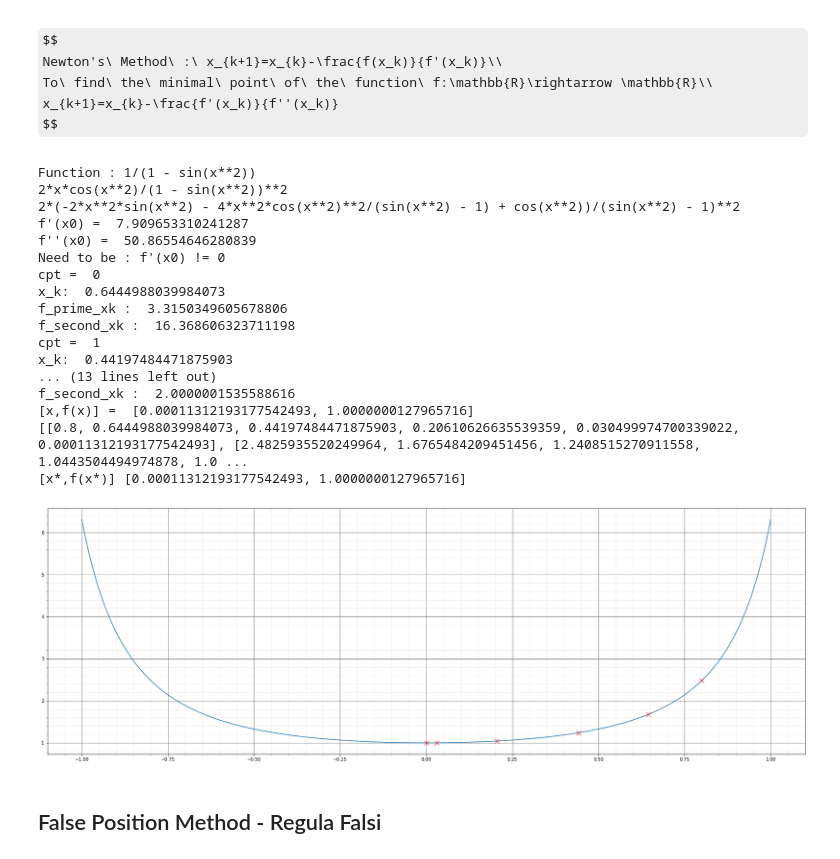
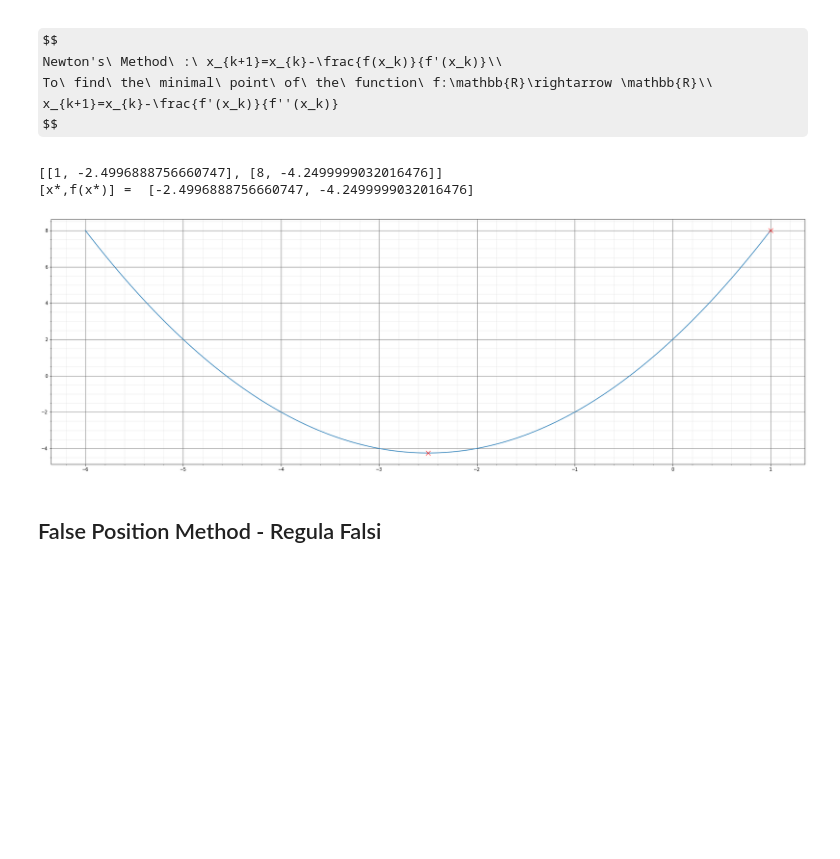
Before and after one commit to Taylor-X01/Optimization-Algorithm, a Jupyter notebook: Line_search.ipynb, the cells around one changed output. Drawn from its saved outputs; the diff is of its cells as text; code cells hidden in the pictures; some formulas as TeX source; blank space fills up the shorter version.

```diff
--- a/Line_search.ipynb
+++ b/Line_search.ipynb
@@ -3,15 +3,21 @@
 # %%
 from sympy import *
 from sympy.abc import x,y
+# from sympy.plotting import plot as symplot
+from scipy.misc import derivative
+from scipy.linalg import *
 import numpy as np
 import pandas as pd
 import matplotlib.pyplot as plt
 from mpl_toolkits import mplot3d
+dx = 1e-6
 # %%
-def plot(f,lb,ub,points_x=None,points_y=None):
+def plot2D(f,lb,ub,points_x=None,points_y=None,Lambdify=False):
 
-  f_lambda = lambdify(x,f)
-
+  if Lambdify:
+    f_lambda = lambdify(x,f)
+  else:
+    f_lambda = f
   fig = plt.figure(figsize=(30, 10))
   X = np.linspace(lb, ub, 5500)
   ax = fig.gca()
@@ -64,10 +73,11 @@ f(x)=x^2+5x+2
 $$
 # %%
 
-f1 = (x**2+5*x+2)
+f1 = lambda x: x**2+5*x+2
 
-results = bissection(f1,-20,20,0.02)
-print(results)
-print("[x*,f(x*)]",[results[0][-1],results[1][-1]])
-plot(f1,-30,30,results[0],results[1])
+results = bissection(f1,-5,5,0.02)
+print("[x*,f(x*)] = ",[results[0][-1],results[1][-1]])
+
+
+plot2D(f1,-5,5,results[0],results[1])
 # %% [output]
@@ -192,31 +178,18 @@ def newton(fct,x0,err=0.05):
   print("ERREUR DE CALCUL")
 # %%
-f2 = 1/(sin(-x**2)+1)
-# f2 = sin(cos(exp(x)))
+# f2 = lambda x : 1/(-np.sin(-x**2)+2)
+# # f2 = lambda x: np.sin(np.cos(np.exp(x)))
 
-results_newton = newton(f2,0.8,0.02)
+
+results_newton = newton(f1,1,0.002)
 print(results_newton)
-print("[x*,f(x*)]",[results_newton[0][-1],results_newton[1][-1]])
-plot(f2,-1,1,results_newton[0],results_newton[1])
+print("[x*,f(x*)] = ",[results_newton[0][-1],results_newton[1][-1]])
+plot2D(f1,-6,1,results_newton[0],results_newton[1])
+# plot(f2,-1,1,results_newton[0],results_newton[1])
 # %% [output]
-Function : 1/(1 - sin(x**2))
-2*x*cos(x**2)/(1 - sin(x**2))**2
-2*(-2*x**2*sin(x**2) - 4*x**2*cos(x**2)**2/(sin(x**2) - 1) + cos(x**2))/(sin(x**2) - 1)**2
-f'(x0) =  7.909653310241287
-f''(x0) =  50.86554646280839
-Need to be : f'(x0) != 0
-cpt =  0
-x_k:  0.6444988039984073
-f_prime_xk :  3.3150349605678806
-f_second_xk :  16.368606323711198
-cpt =  1
-x_k:  0.44197484471875903
-... (13 lines left out)
-f_second_xk :  2.0000001535588616
-[x,f(x)] =  [0.00011312193177542493, 1.0000000127965716]
-[[0.8, 0.6444988039984073, 0.44197484471875903, 0.20610626635539359, 0.030499974700339022, 0.00011312193177542493], [2.4825935520249964, 1.6765484209451456, 1.2408515270911558, 1.0443504494974878, 1.0 ...
-[x*,f(x*)] [0.00011312193177542493, 1.0000000127965716]
+[[1, -2.4996888756660747], [8, -4.2499999032016476]]
+[x*,f(x*)] =  [-2.4996888756660747, -4.2499999032016476]
-[figure, old version]
+[figure, new version]
 # %% [markdown]
 ## False Position Method - Regula Falsi
 # %% [markdown]
```
Also changed, not shown: parts of 10 cells of this notebook.
